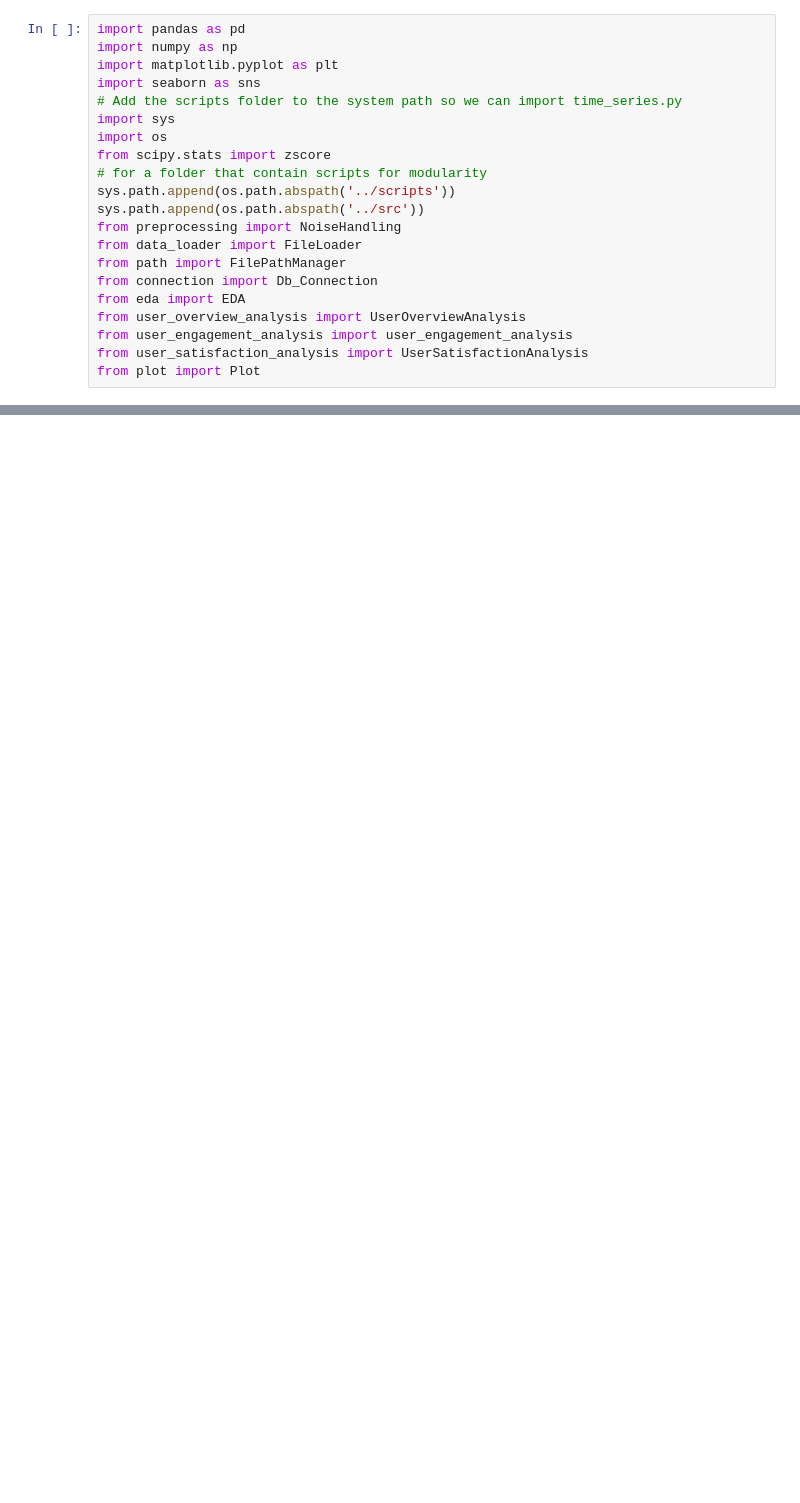
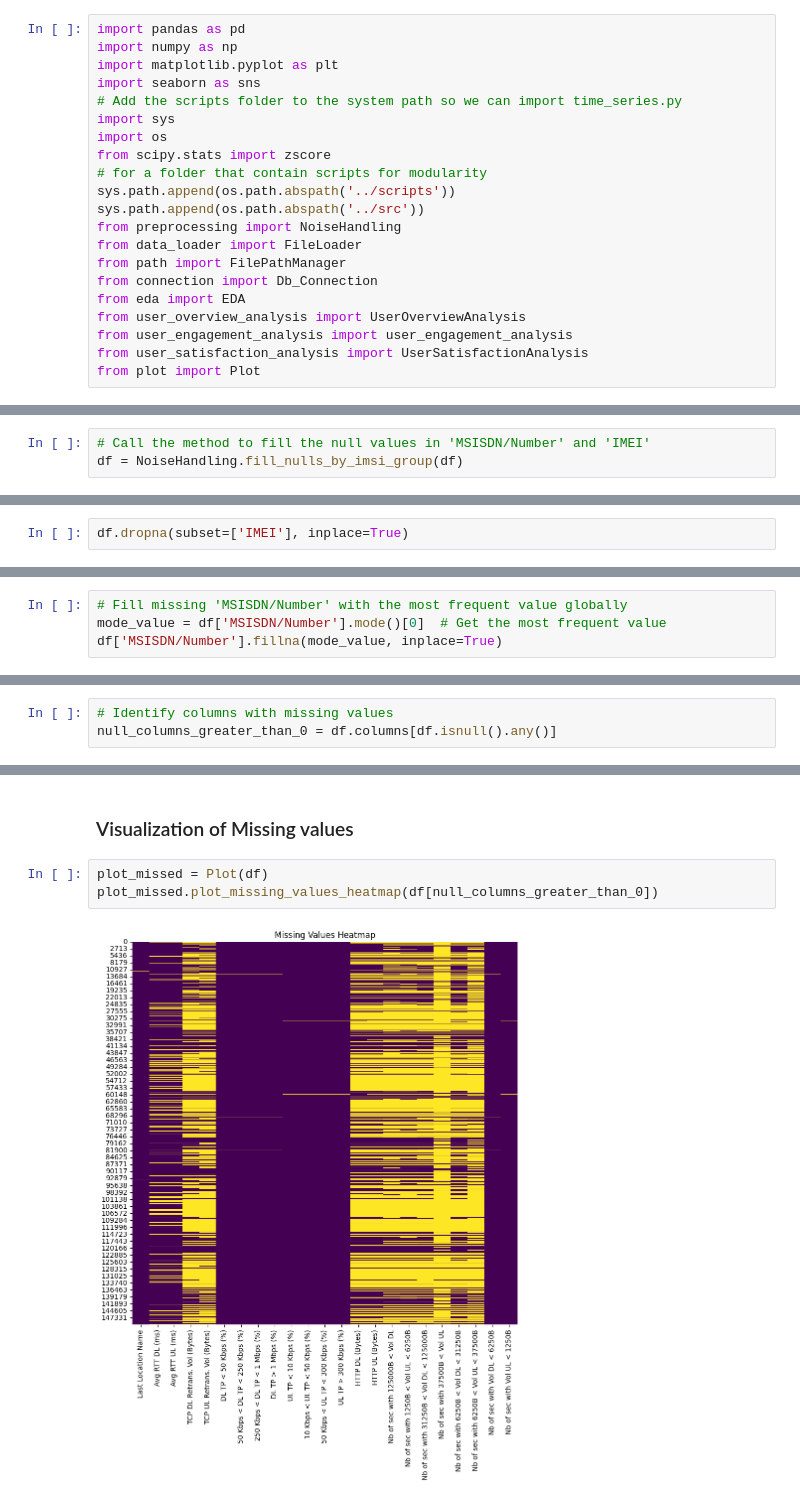
Before and after one commit to amsalugetasew/10_Academy_AI_Mastery_kifiya_Week_2_v1, a Jupyter notebook: Notebooks/main.ipynb, the cells around one changed output, grey strips where cells are left out. Drawn from its saved outputs; the diff is of its cells as text; blank space fills up the shorter version.

```diff
--- a/Notebooks/main.ipynb
+++ b/Notebooks/main.ipynb
@@ -47,0 +301,3 @@ from plot import Plot
+# %%
+# Call the method to fill the null values in 'MSISDN/Number' and 'IMEI'
+df = NoiseHandling.fill_nulls_by_imsi_group(df)
@@ -47,0 +331,2 @@ from plot import Plot
+# %%
+df.dropna(subset=['IMEI'], inplace=True)
@@ -47,0 +335,4 @@ from plot import Plot
+# %%
+# Fill missing 'MSISDN/Number' with the most frequent value globally
+mode_value = df['MSISDN/Number'].mode()[0]  # Get the most frequent value
+df['MSISDN/Number'].fillna(mode_value, inplace=True)
@@ -47,0 +387,3 @@ from plot import Plot
+# %%
+# Identify columns with missing values
+null_columns_greater_than_0 = df.columns[df.isnull().any()]
@@ -47,0 +407,7 @@ from plot import Plot
+# %% [markdown]
+### Visualization of Missing values
+# %%
+plot_missed = Plot(df)
+plot_missed.plot_missing_values_heatmap(df[null_columns_greater_than_0])
+# %% [output]
+[figure, added]
```
Also changed, not shown: parts of 53 cells of this notebook.
